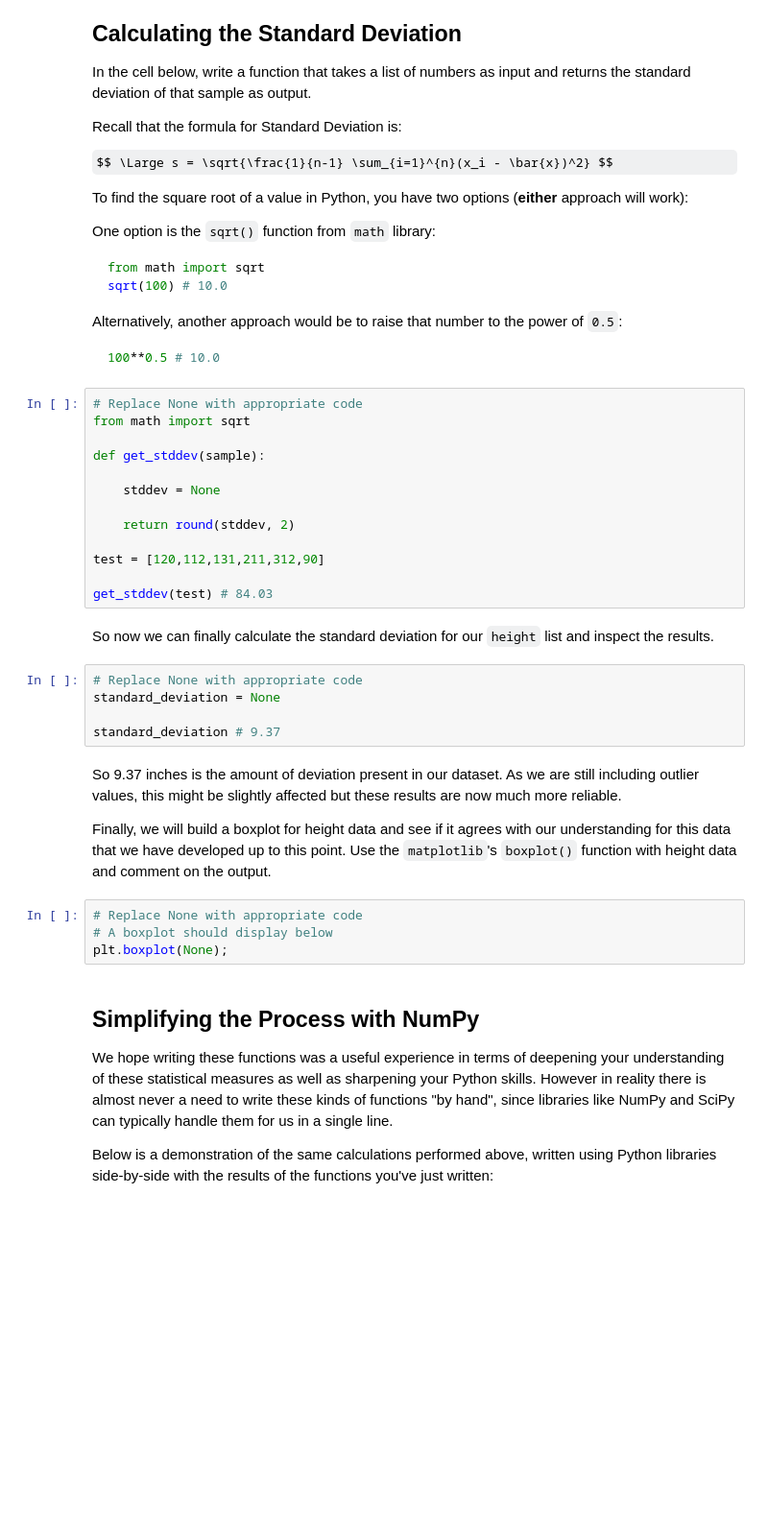
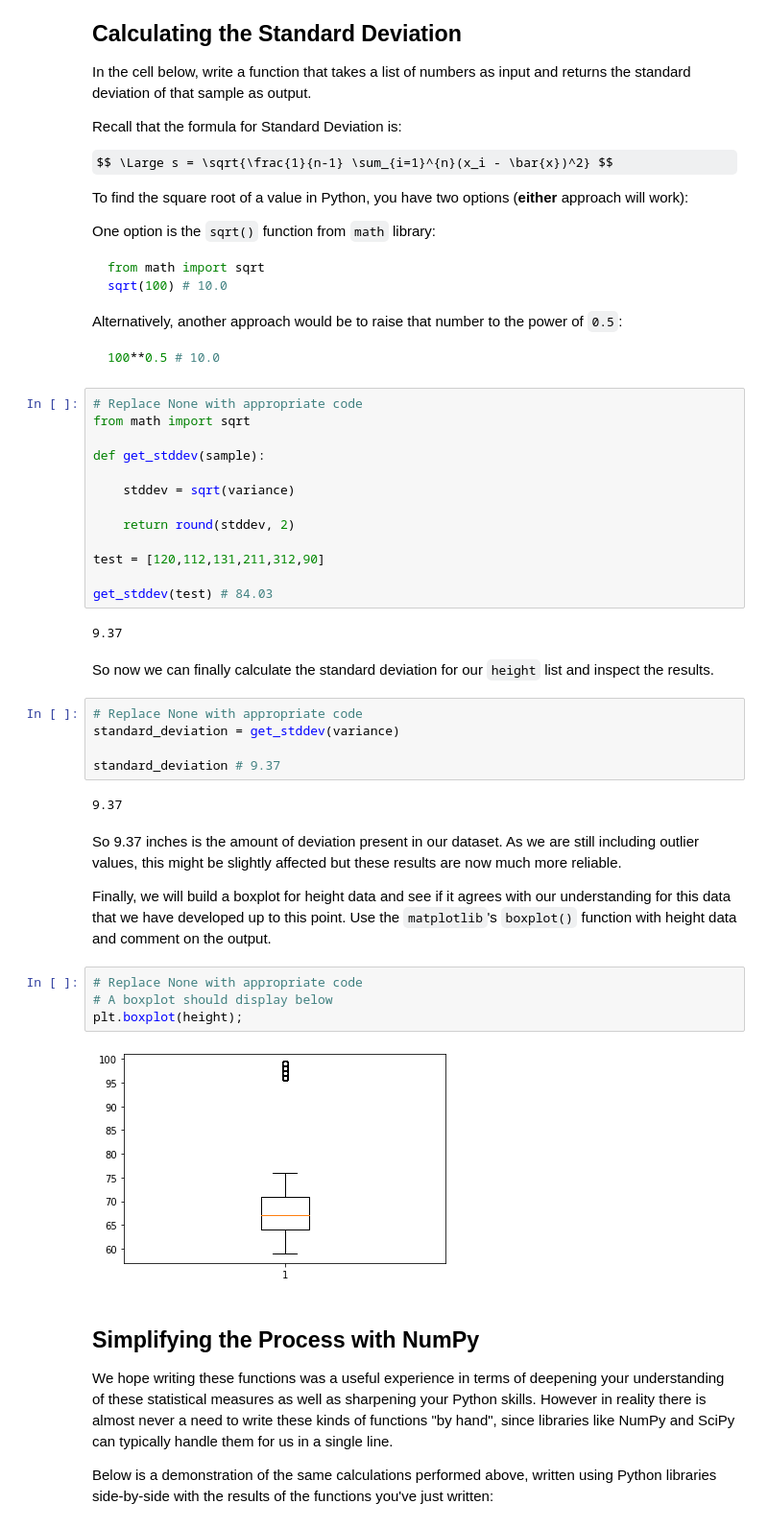
Before and after one commit to shimuli2011/dsc-implementing-statistics-with-functions-lab, a Jupyter notebook: index.ipynb, the cells around one changed output. Shown: that part at 96% size. Saved outputs shown, nothing was run; the diff lists cells and outputs as text; some formulas as TeX source; blank space fills up the shorter version.

```diff
--- a/index.ipynb
+++ b/index.ipynb
@@ -326,20 +372,24 @@ from math import sqrt
 
 def get_stddev(sample):
 
-    stddev = None
+    stddev = sqrt(variance)
 
     return round(stddev, 2)
 
 test = [120,112,131,211,312,90]
 
 get_stddev(test) # 84.03
+# %% [output]
+9.37
 # %% [markdown]
 So now we can finally calculate the standard deviation for our `height` list and inspect the results.
 # %%
 # Replace None with appropriate code
-standard_deviation = None
+standard_deviation = get_stddev(variance)
 
 standard_deviation # 9.37
+# %% [output]
+9.37
 # %% [markdown]
 So 9.37 inches is the amount of deviation present in our dataset. As we are still including outlier values, this might be slightly affected but these results are now much more reliable.
 
@@ -347,7 +397,9 @@ Finally, we will build a boxplot for height data and see if it agrees with our u
 # %%
 # Replace None with appropriate code
 # A boxplot should display below
-plt.boxplot(None);
+plt.boxplot(height);
+# %% [output]
+[figure, added]
 # %% [markdown]
 ## Simplifying the Process with NumPy
 
```
Also changed, not shown: parts of 16 cells of this notebook.
